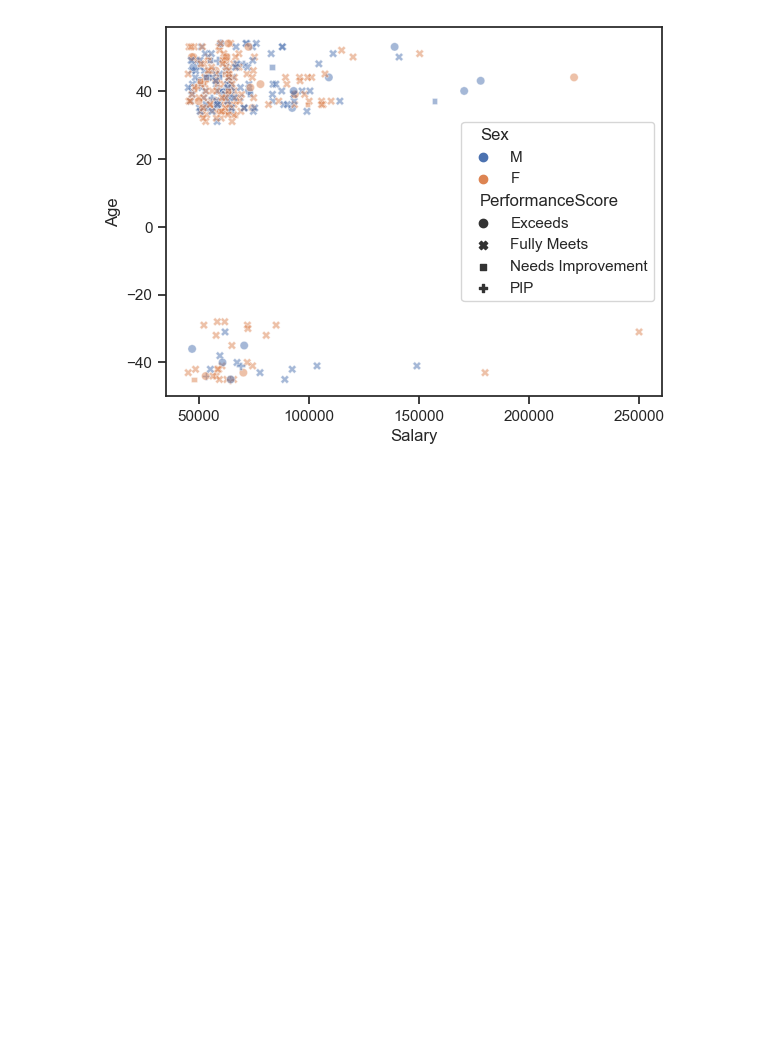
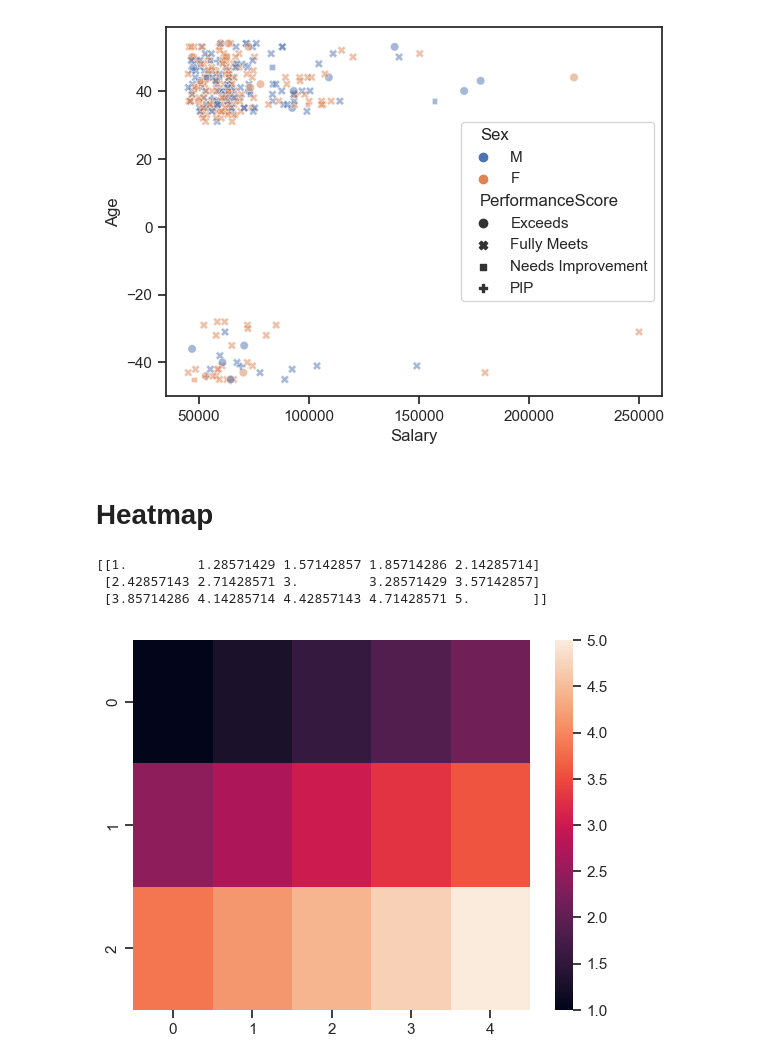
Before and after one commit to anmolk11/Data-visualization, a Jupyter notebook: Seaborn.ipynb, the cells around one changed output. Saved outputs shown, nothing was run; the diff lists cells and outputs as text; code cells hidden in the pictures; blank space fills up the shorter version.

Commit message:
Working on Heatmap

```diff
--- a/Seaborn.ipynb
+++ b/Seaborn.ipynb
@@ -173,3 +173,17 @@ sns.scatterplot(x = "Salary",y = "Age",data = df,hue = "Sex",style = "Performanc
 # %% [output]
 <AxesSubplot:xlabel='Salary', ylabel='Age'>
 [figure]
+# %% [markdown]
+ # Heatmap
+# %%
+arr_2d = np.linspace(1,5,15).reshape(3,5)
+print(arr_2d)
+# %% [output]
+[[1.         1.28571429 1.57142857 1.85714286 2.14285714]
+ [2.42857143 2.71428571 3.         3.28571429 3.57142857]
+ [3.85714286 4.14285714 4.42857143 4.71428571 5.        ]]
+# %%
+sns.heatmap(arr_2d)
+plt.show()
+# %% [output]
+[figure, added]
```
